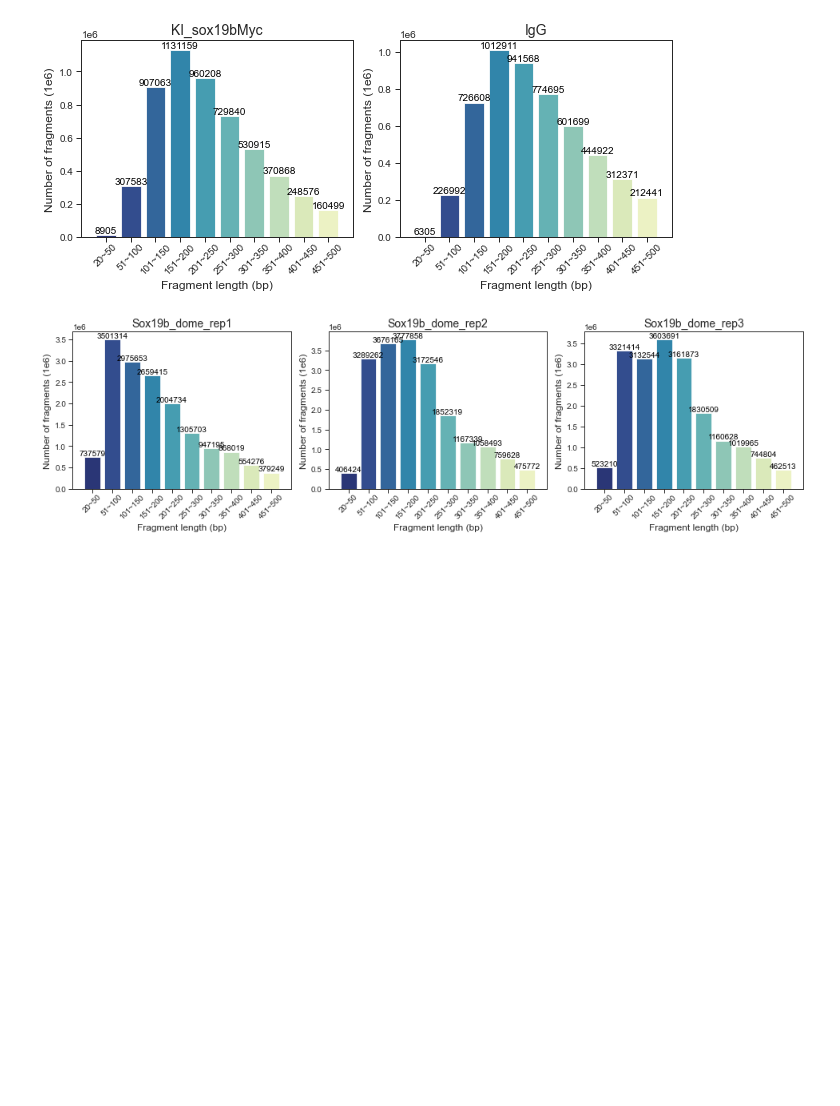
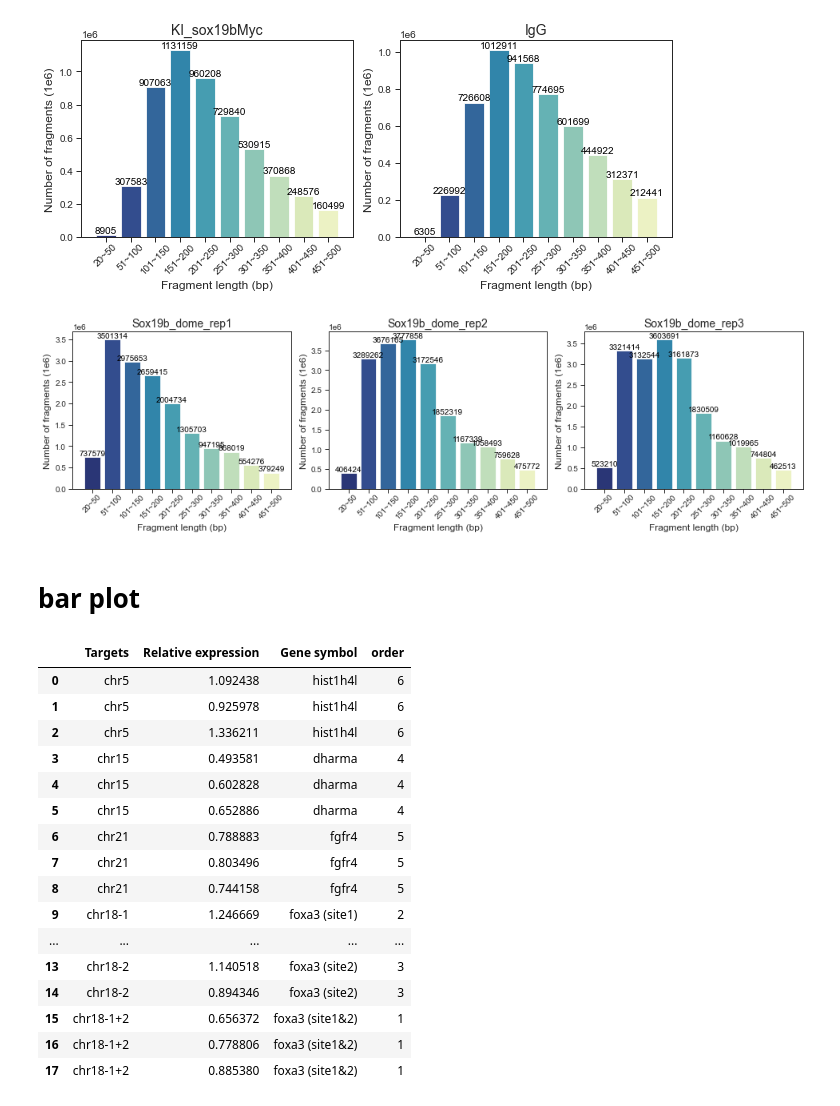
Before and after one commit to Reemann/Bioinformatics_analysis, a Jupyter notebook: statistic_plots/barplot.ipynb, the cells around one changed output. Drawn from its saved outputs; the diff is of its cells as text; code cells hidden in the pictures; blank space fills up the shorter version.

```diff
--- a/statistic_plots/barplot.ipynb
+++ b/statistic_plots/barplot.ipynb
@@ -200,3 +200,43 @@ with sns.axes_style('white', rc={
         i += 1
 # %% [output]
 [figure]
+# %% [markdown]
+# bar plot
+# %%
+qPCR_df = pd.read_csv('mutation_genes_qPCR.txt', header = 0, sep = '\t')
+order = []
+for i in qPCR_df['Gene symbol'] :
+    if i == 'foxa3 (site1&2)' :
+        order.append(1)
+    elif i == 'foxa3 (site1)' :
+        order.append(2)
+    elif i == 'foxa3 (site2)' :
+        order.append(3)
+    elif i == 'dharma' :
+        order.append(4)
+    elif i == 'fgfr4' :
+        order.append(5)
+    else :
+        order.append(6)
+
+
+qPCR_df['order'] = order
+qPCR_df
+# %% [output]
+|  | Targets | Relative expression | Gene symbol | order |
+| 0 | chr5 | 1.092438 | hist1h4l | 6 |
+| 1 | chr5 | 0.925978 | hist1h4l | 6 |
+| 2 | chr5 | 1.336211 | hist1h4l | 6 |
+| 3 | chr15 | 0.493581 | dharma | 4 |
+| 4 | chr15 | 0.602828 | dharma | 4 |
+| 5 | chr15 | 0.652886 | dharma | 4 |
+| 6 | chr21 | 0.788883 | fgfr4 | 5 |
+| 7 | chr21 | 0.803496 | fgfr4 | 5 |
+| 8 | chr21 | 0.744158 | fgfr4 | 5 |
+| 9 | chr18-1 | 1.246669 | foxa3 (site1) | 2 |
+| ... | ... | ... | ... | ... |
+| 13 | chr18-2 | 1.140518 | foxa3 (site2) | 3 |
+| 14 | chr18-2 | 0.894346 | foxa3 (site2) | 3 |
+| 15 | chr18-1+2 | 0.656372 | foxa3 (site1&2) | 1 |
+| 16 | chr18-1+2 | 0.778806 | foxa3 (site1&2) | 1 |
+| 17 | chr18-1+2 | 0.885380 | foxa3 (site1&2) | 1 |
```
Also changed, not shown: parts of 2 cells of this notebook.
